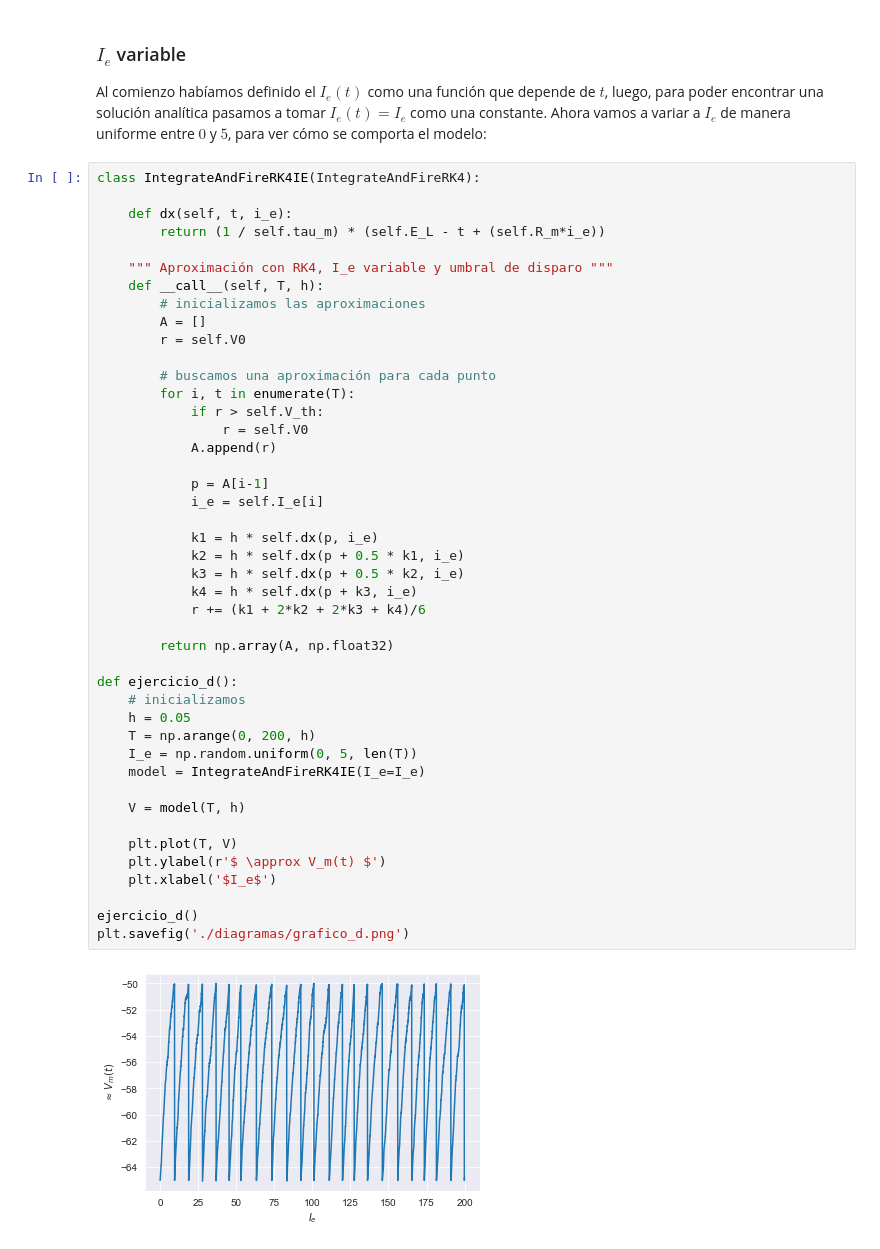
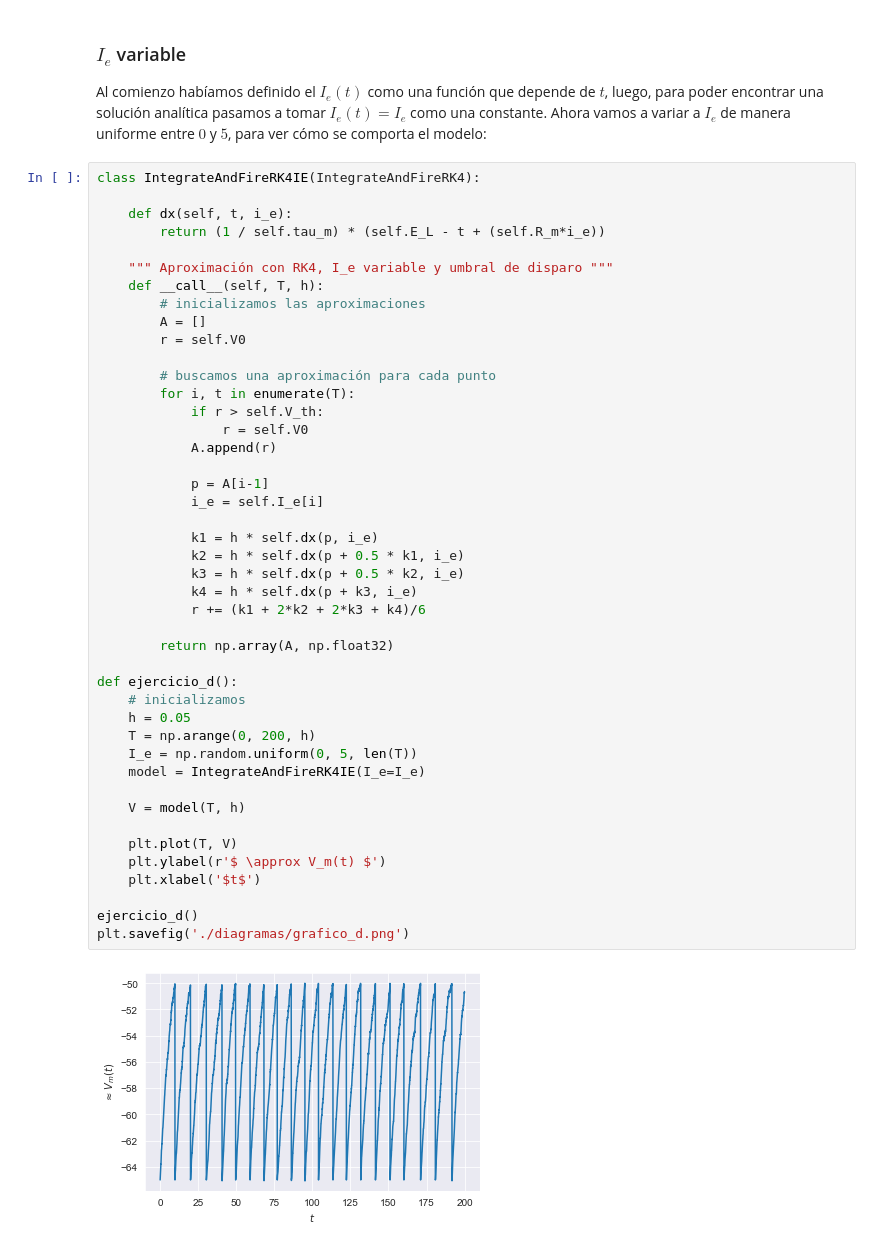
Before and after one commit to rusito-23/RedesNeuronales2020, a Jupyter notebook: TP2/TP2.ipynb, the cells around one changed output. Cells and saved outputs as stored; diff of their text form.

```diff
--- a/TP2/TP2.ipynb
+++ b/TP2/TP2.ipynb
@@ -221,32 +221,32 @@ class IntegrateAndFireRK4IE(IntegrateAndFireRK4):
             if r > self.V_th:
                 r = self.V0
             A.append(r)
 
             p = A[i-1]
             i_e = self.I_e[i]
 
             k1 = h * self.dx(p, i_e)
             k2 = h * self.dx(p + 0.5 * k1, i_e)
             k3 = h * self.dx(p + 0.5 * k2, i_e)
             k4 = h * self.dx(p + k3, i_e)
             r += (k1 + 2*k2 + 2*k3 + k4)/6
 
         return np.array(A, np.float32)
 
 def ejercicio_d():
     # inicializamos
     h = 0.05
     T = np.arange(0, 200, h)
     I_e = np.random.uniform(0, 5, len(T))
     model = IntegrateAndFireRK4IE(I_e=I_e)
 
     V = model(T, h)
 
     plt.plot(T, V)
     plt.ylabel(r'$ \approx V_m(t) $')
-    plt.xlabel('$I_e$')
+    plt.xlabel('$t$')
 
 ejercicio_d()
 plt.savefig('./diagramas/grafico_d.png')
 # %% [output]
-[figure, old version]
+[figure, new version]
```
Also changed, not shown: parts of 3 cells of this notebook, 6 other files.
